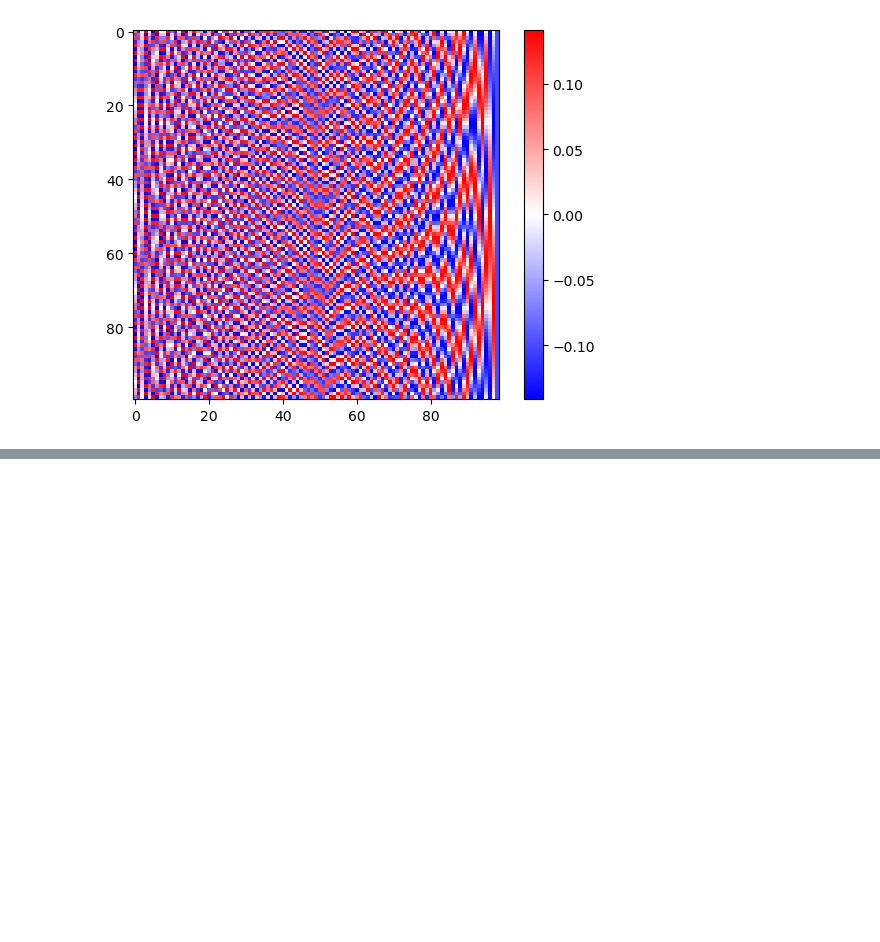
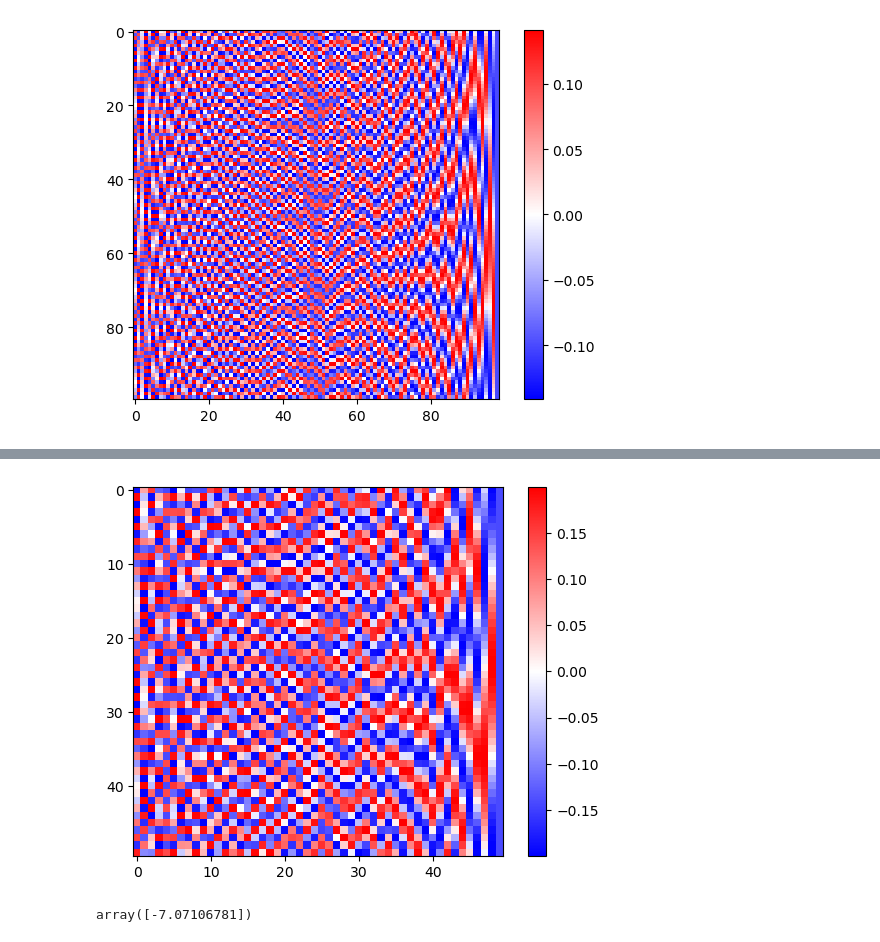
Before and after one commit to chuan97/long-range-ising, a Jupyter notebook: test.ipynb, the cells around one changed output, grey strips where cells are left out. Drawn from its saved outputs; the diff is of its cells as text; code cells hidden in the pictures; blank space fills up the shorter version.

```diff
--- a/test.ipynb
+++ b/test.ipynb
@@ -397,0 +474,20 @@ Eigvals: [1.69033665e-17 2.49058301e-05 2.49058301e-05 4.89138278e-05
+# %%
+N = 50
+M = int(np.sqrt(N) * np.log(N))
+beta = 1
+wz = 1
+J0s = np.linspace(0.1, 2.0, 50)
+alpha = 0.0001
+
+gs = 0.00 * np.ones(N)
+
+J = interactions.powerlaw_pbc(N, alpha)
+
+vals, vects = eigh(J)
+plt.imshow(vects, cmap='bwr')
+plt.colorbar()
+plt.show()
+np.sum(lams, axis=0)
+# %% [output]
+[figure, added]
+array([-7.07106781])
```
Also changed, not shown: parts of 3 cells of this notebook, 4 other files.
